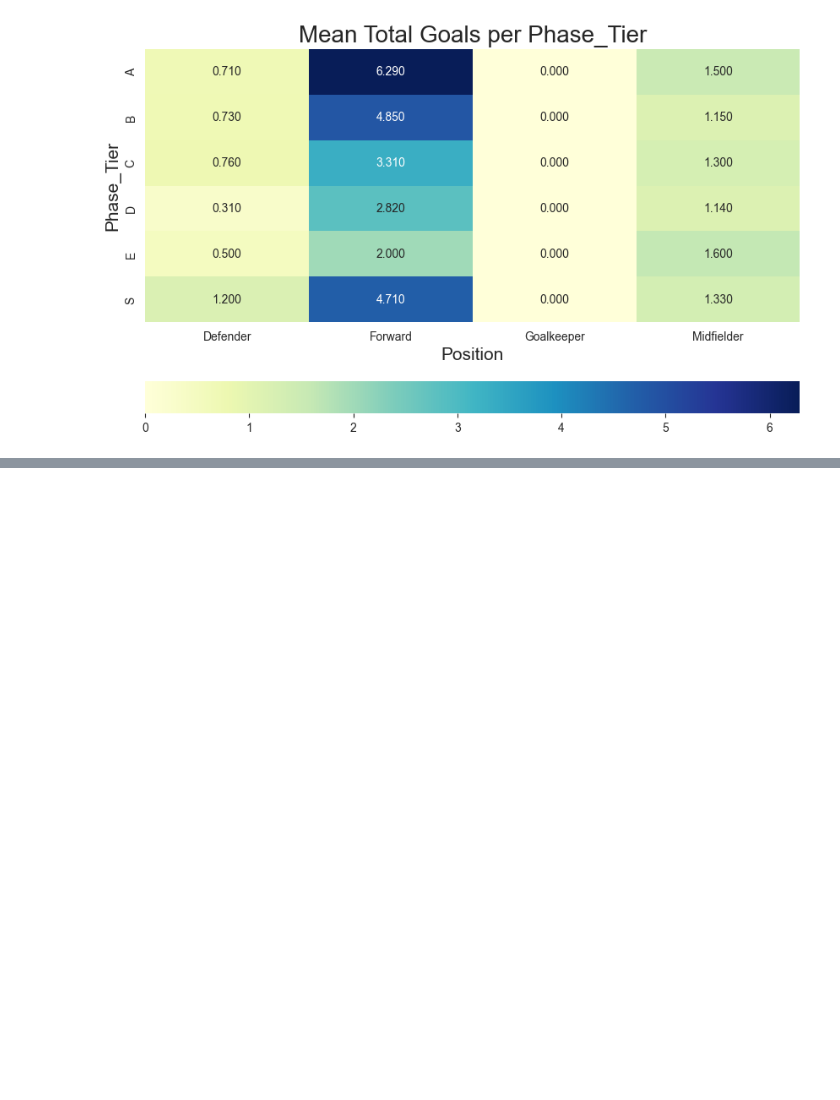
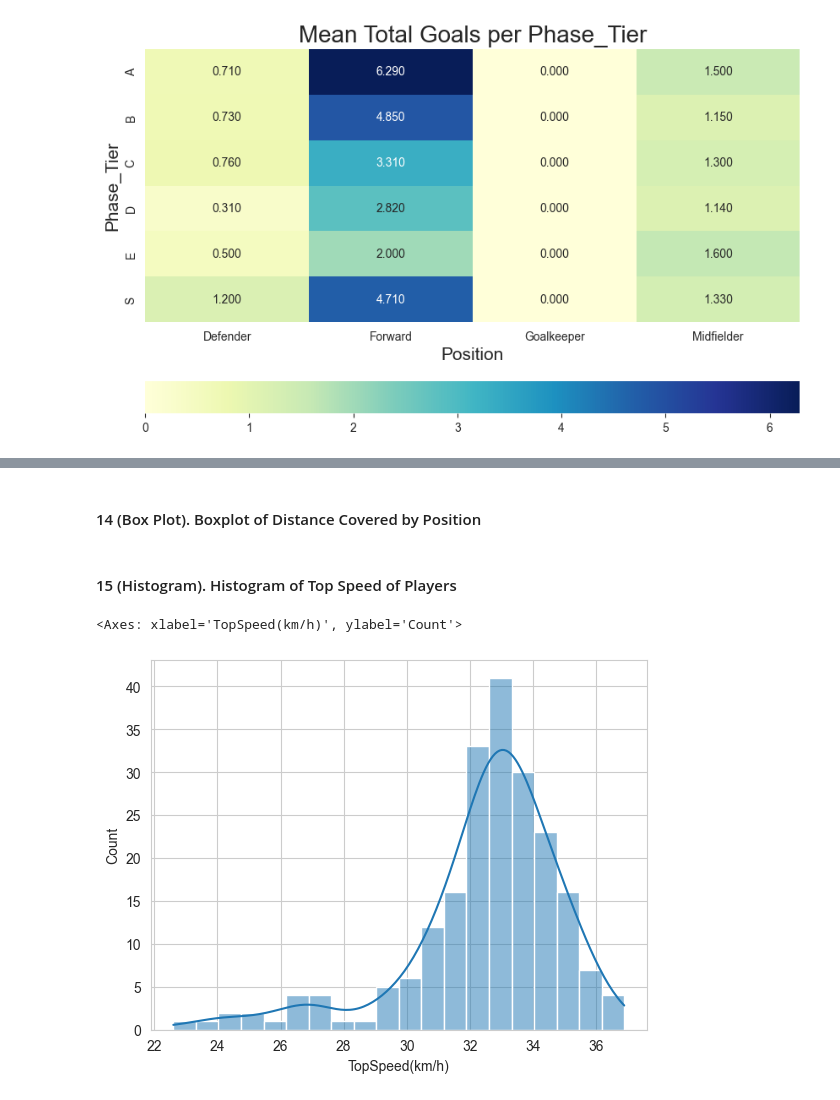
Before and after one commit to ArberKuqi/PythonDataScience_Project, a Jupyter notebook: ChampionsData/03-univariate_bivariate_analysis.ipynb, the cells around one changed output, grey strips where cells are left out. Saved outputs shown, nothing was run; the diff lists cells and outputs as text; code cells hidden in the pictures; blank space fills up the shorter version.

```diff
--- a/ChampionsData/03-univariate_bivariate_analysis.ipynb
+++ b/ChampionsData/03-univariate_bivariate_analysis.ipynb
@@ -12,2 +12,0 @@ ucl = pd.read_excel('UCL_playerstats_orig.xlsx')
-# %%
-ucl.iloc[19] = ucl.iloc[19].str.strip()
@@ -105,0 +311,2 @@ plt.show()
+# %% [markdown]
+#### 14 (Box Plot). Boxplot of Distance Covered by Position
@@ -105,0 +316,7 @@ plt.show()
+# %% [markdown]
+#### 15 (Histogram). Histogram of Top Speed of Players
+# %%
+sns.histplot(ucl['TopSpeed(km/h)'], bins=20, kde=True)
+# %% [output]
+<Axes: xlabel='TopSpeed(km/h)', ylabel='Count'>
+[figure, added]
```
Also changed, not shown: parts of 91 cells of this notebook, 5 other files.
